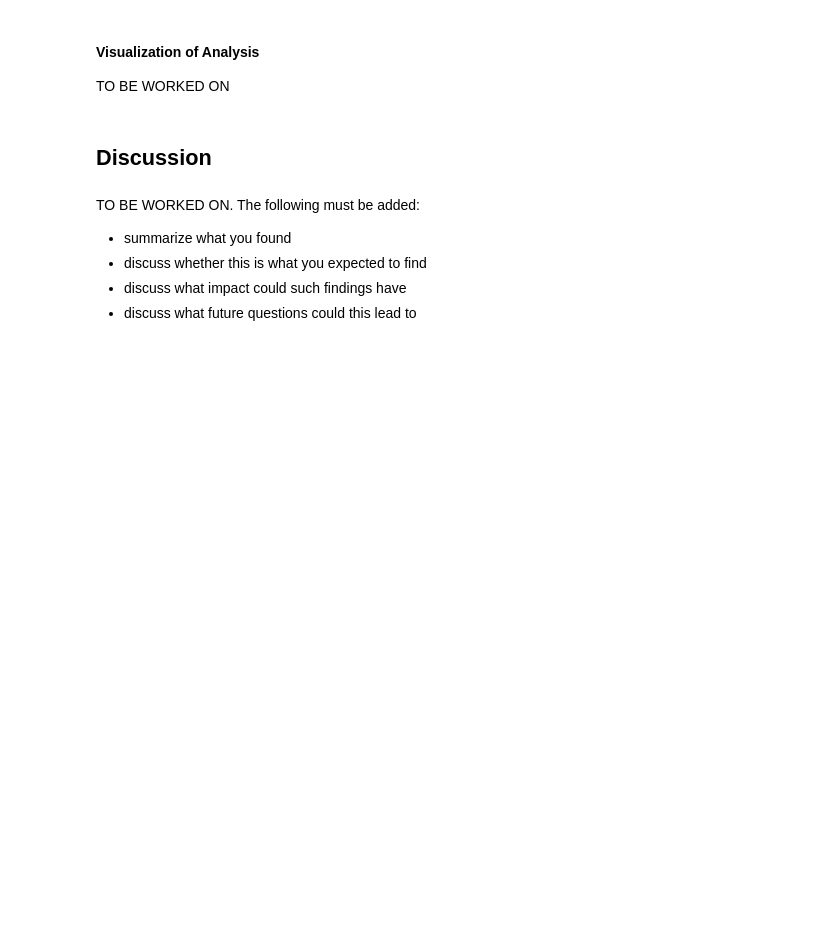
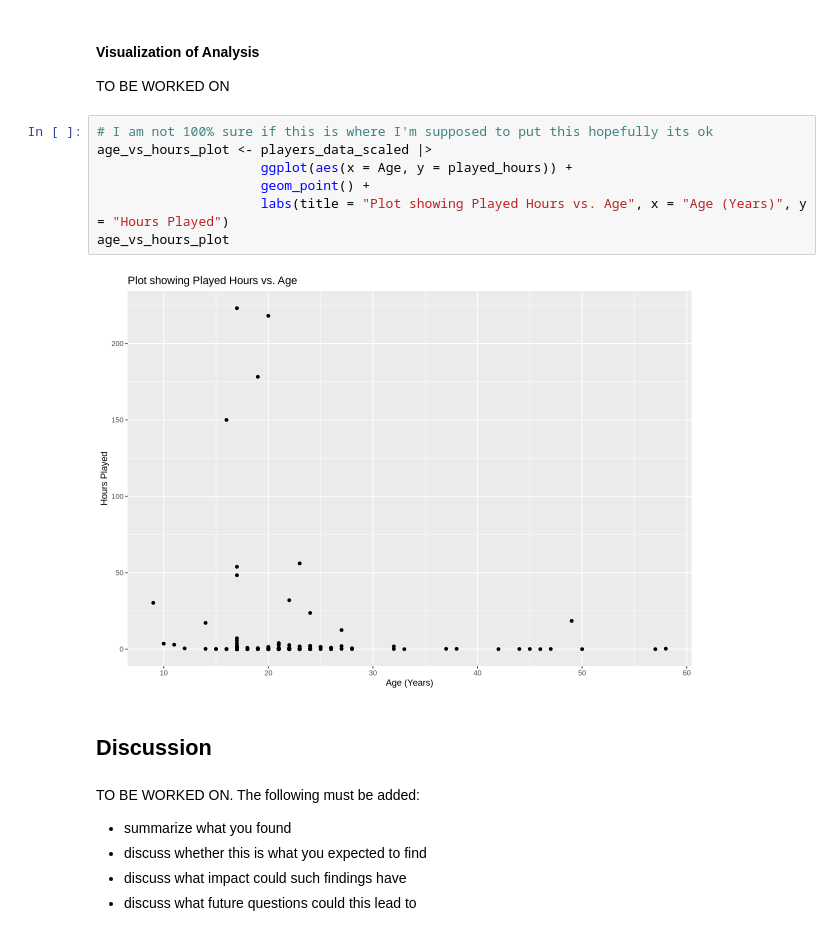
Before and after one commit to katelynteng/group_2_final_project, a Jupyter notebook: group_2_final_project.ipynb, the cells around one changed output. Drawn from its saved outputs; the diff is of its cells as text; blank space fills up the shorter version.

Commit message:
Visualization of Analysis
I added the visualization of analysis let me know if this is the correct visualization to put here

```diff
--- a/group_2_final_project.ipynb
+++ b/group_2_final_project.ipynb
@@ -323,6 +316,15 @@ A tibble: 1 × 3
 #### Visualization of Analysis
 
 TO BE WORKED ON
+# %%
+# I am not 100% sure if this is where I'm supposed to put this hopefully its ok
+age_vs_hours_plot <- players_data_scaled |>
+                     ggplot(aes(x = Age, y = played_hours)) +
+                     geom_point() +
+                     labs(title = "Plot showing Played Hours vs. Age", x = "Age (Years)", y = "Hours Played")
+age_vs_hours_plot
+# %% [output]
+[figure, added]
 # %% [markdown]
 ## Discussion
 # %% [markdown]
```
Also changed, not shown: parts of 2 cells of this notebook.
